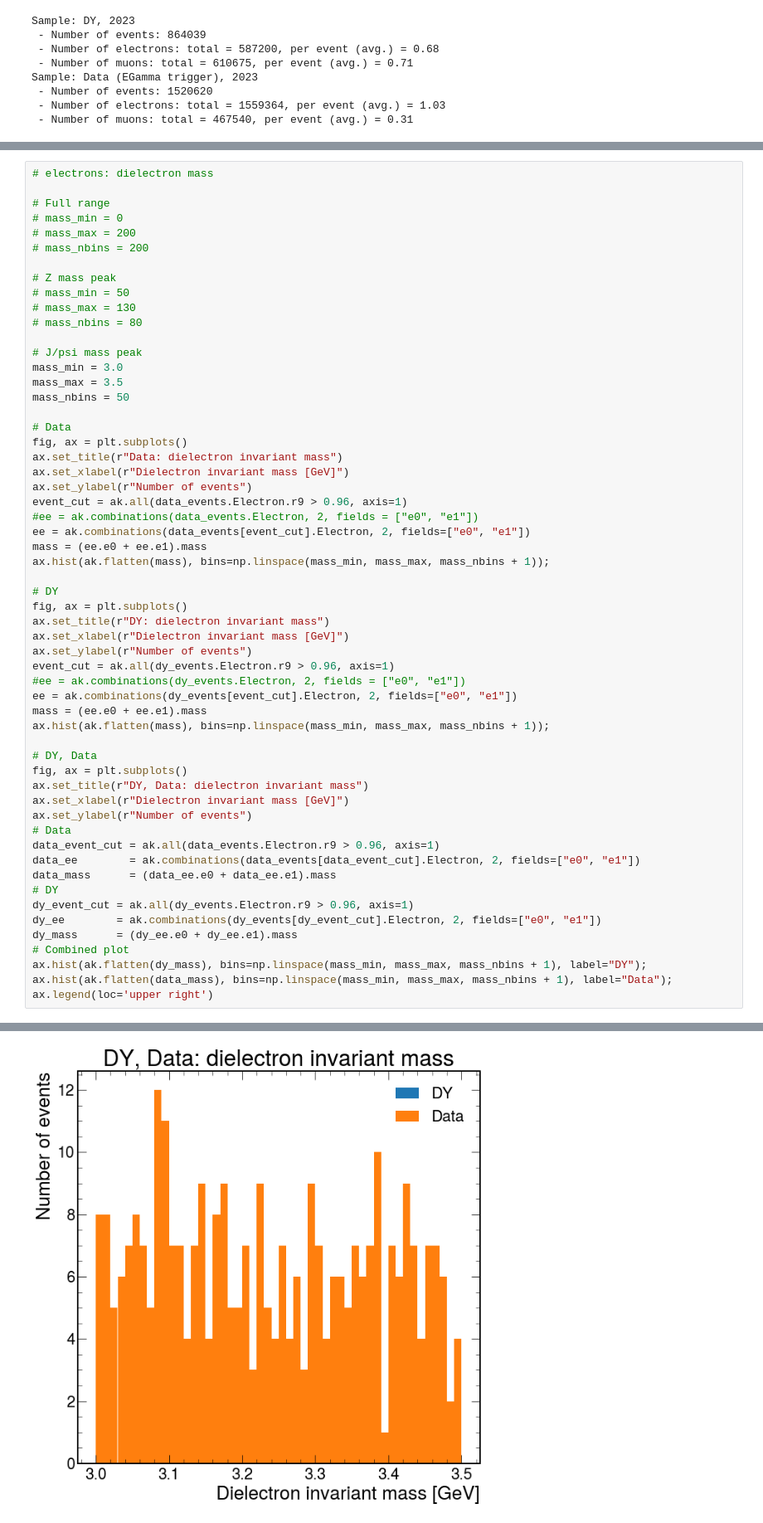
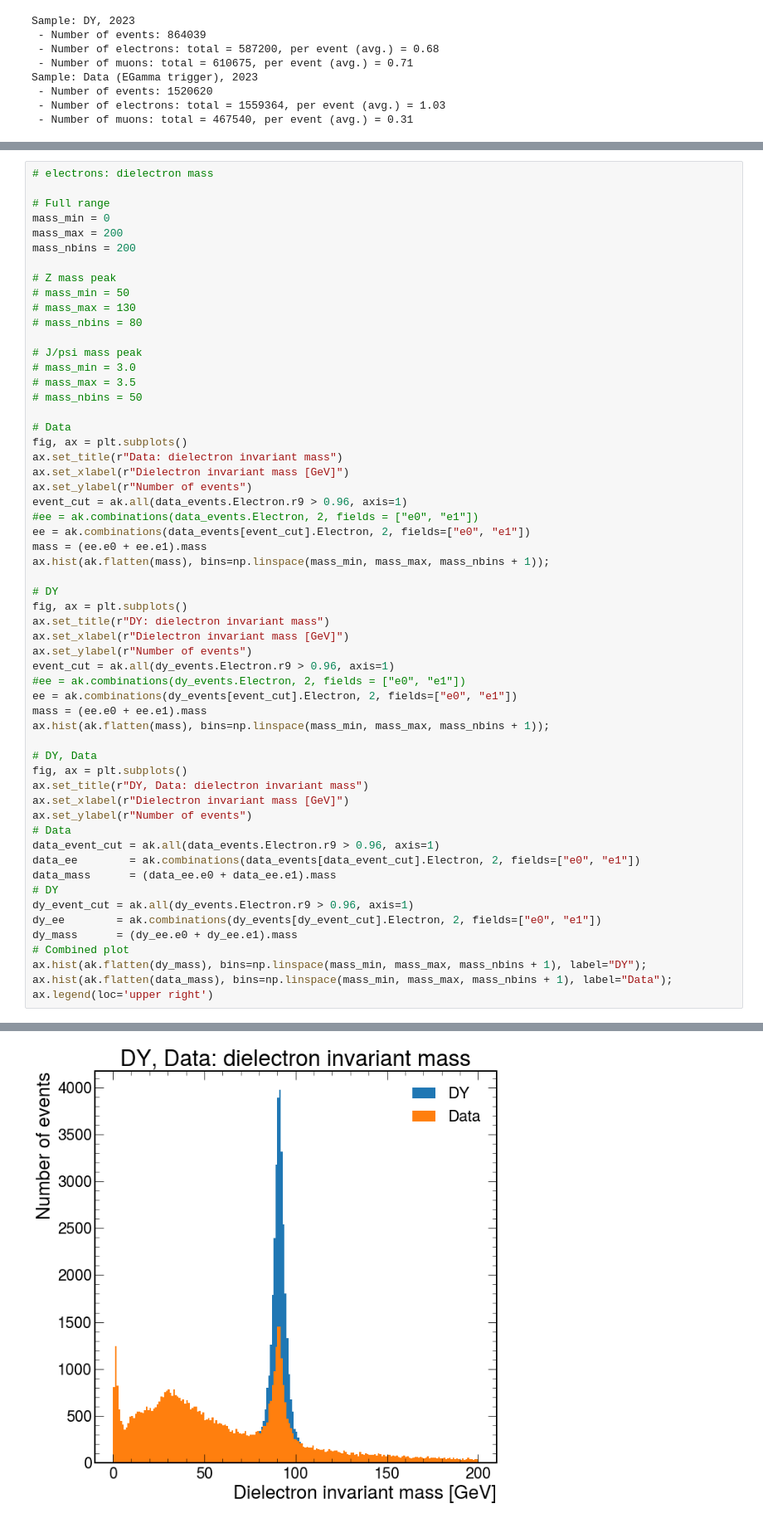
Before and after one commit to ku-cms/LeptonStudies, a Jupyter notebook: notebooks/electron_tnp_Z_mass.ipynb, the cells around one changed output, grey strips where cells are left out. Shown: that part at 83% size. Saved outputs shown, nothing was run; the diff lists cells and outputs as text.

Commit message:
Plot full range for mass plot.

```diff
--- a/notebooks/electron_tnp_Z_mass.ipynb
+++ b/notebooks/electron_tnp_Z_mass.ipynb
@@ -218,9 +218,9 @@ ax.legend(loc='upper right')
 # electrons: dielectron mass
 
 # Full range
-# mass_min = 0
-# mass_max = 200
-# mass_nbins = 200
+mass_min = 0
+mass_max = 200
+mass_nbins = 200
 
 # Z mass peak
 # mass_min = 50
@@ -228,9 +228,9 @@ ax.legend(loc='upper right')
 # mass_nbins = 80
 
 # J/psi mass peak
-mass_min = 3.0
-mass_max = 3.5
-mass_nbins = 50
+# mass_min = 3.0
+# mass_max = 3.5
+# mass_nbins = 50
 
 # Data
 fig, ax = plt.subplots()
@@ -278 +278 @@ ax.legend(loc='upper right')
-[figure, old version]
+[figure, new version]
```
Also changed, not shown: parts of 1 cell of this notebook.
